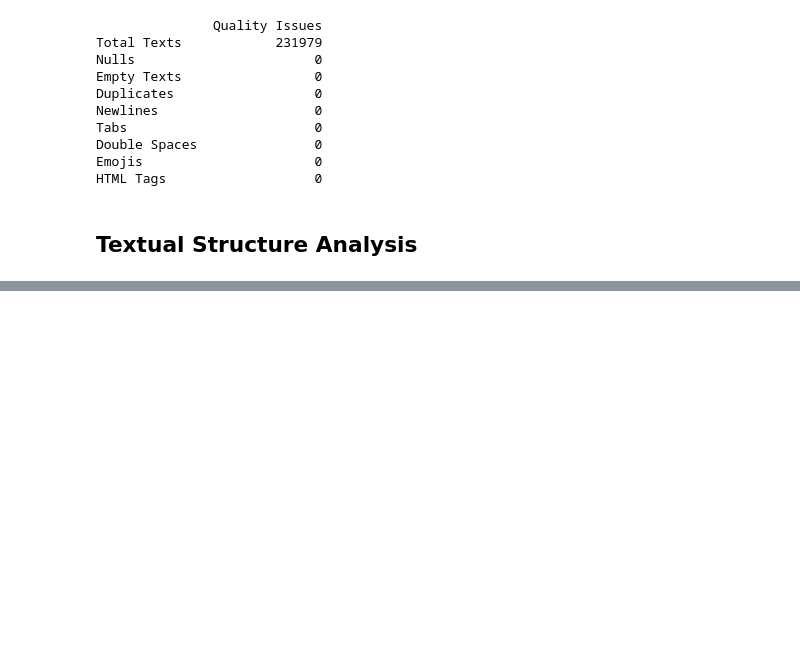
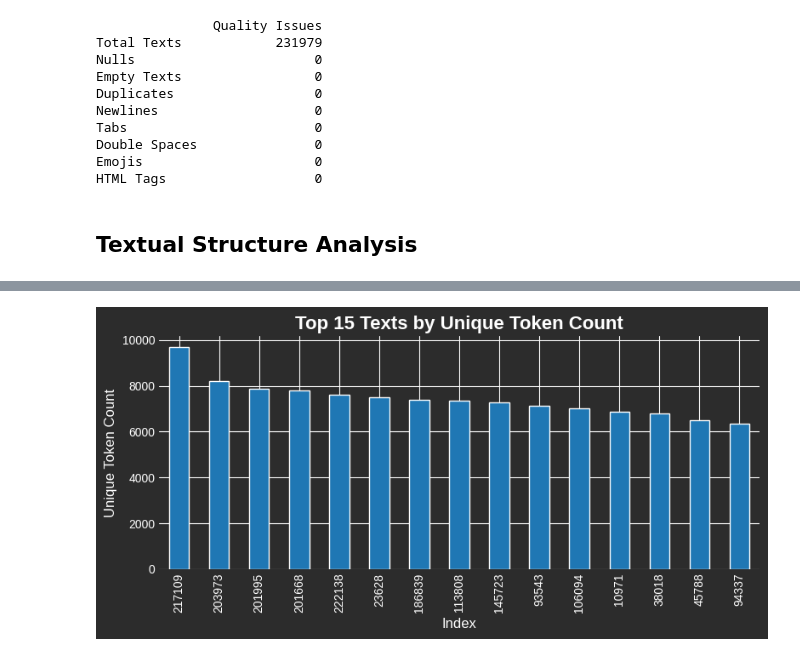
Before and after one commit to Roberto13-Vil/mental-health-text-classification, a Jupyter notebook: Notebooks/01_exploratory_data.ipynb, the cells around one changed output, grey strips where cells are left out. Saved outputs shown, nothing was run; the diff lists cells and outputs as text; code cells hidden in the pictures; blank space fills up the shorter version.

```diff
--- a/Notebooks/01_exploratory_data.ipynb
+++ b/Notebooks/01_exploratory_data.ipynb
@@ -163,0 +219,17 @@ df = pd.read_parquet('../Data/cleaned_suicide_detection.parquet')
+# %%
+with plt.style.context('seaborn-v0_8-darkgrid'):
+    fig, ax = plt.subplots(figsize=(8, 4), facecolor='#444444')
+    bars = df['unique_token'].sort_values(ascending=False).head(15).plot(kind='bar', ax=ax, color='#1f77b4', edgecolor='white')
+    ax.set_title('Top 15 Texts by Unique Token Count', fontsize=16, color='white', weight='bold')
+    ax.set_xlabel('Index', fontsize=12, color='white')
+    ax.set_ylabel('Unique Token Count', fontsize=12, color='white')
+
+    ax.tick_params(colors='white')
+    ax.set_facecolor('#2c2c2c')
+    fig.patch.set_facecolor('#2c2c2c')
+
+    plt.tight_layout()
+    plt.savefig('../Outputs/Images/top15_unique_token_count')
+    plt.show()
+# %% [output]
+[figure, added]
```
Also changed, not shown: parts of 9 cells of this notebook, 11 other files.
